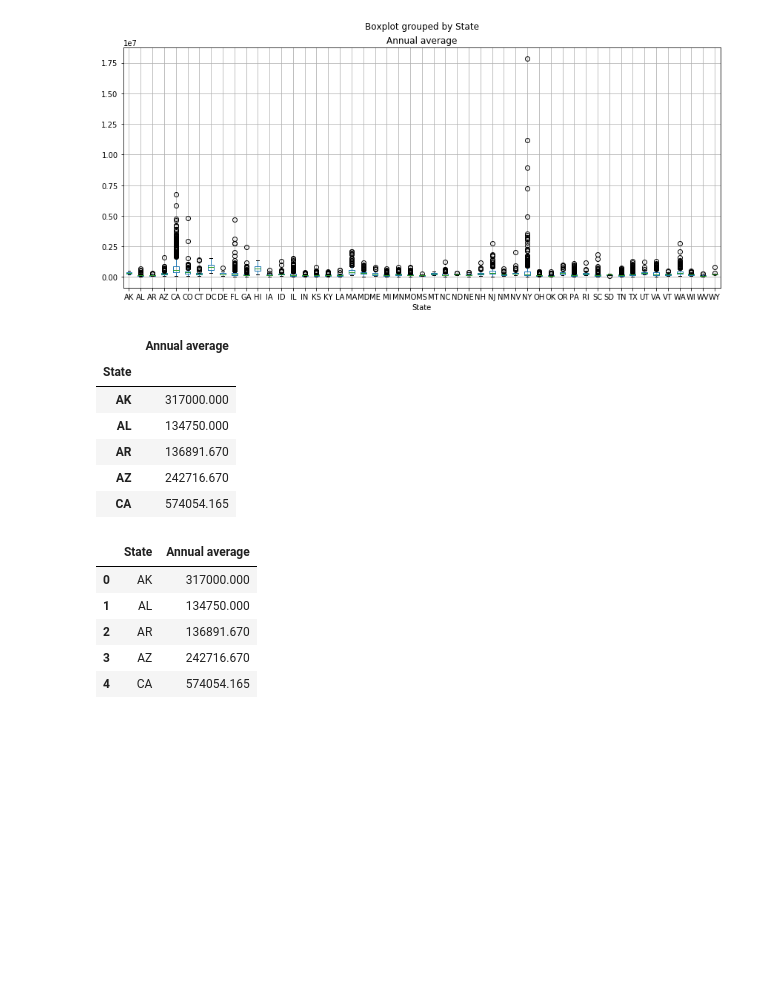
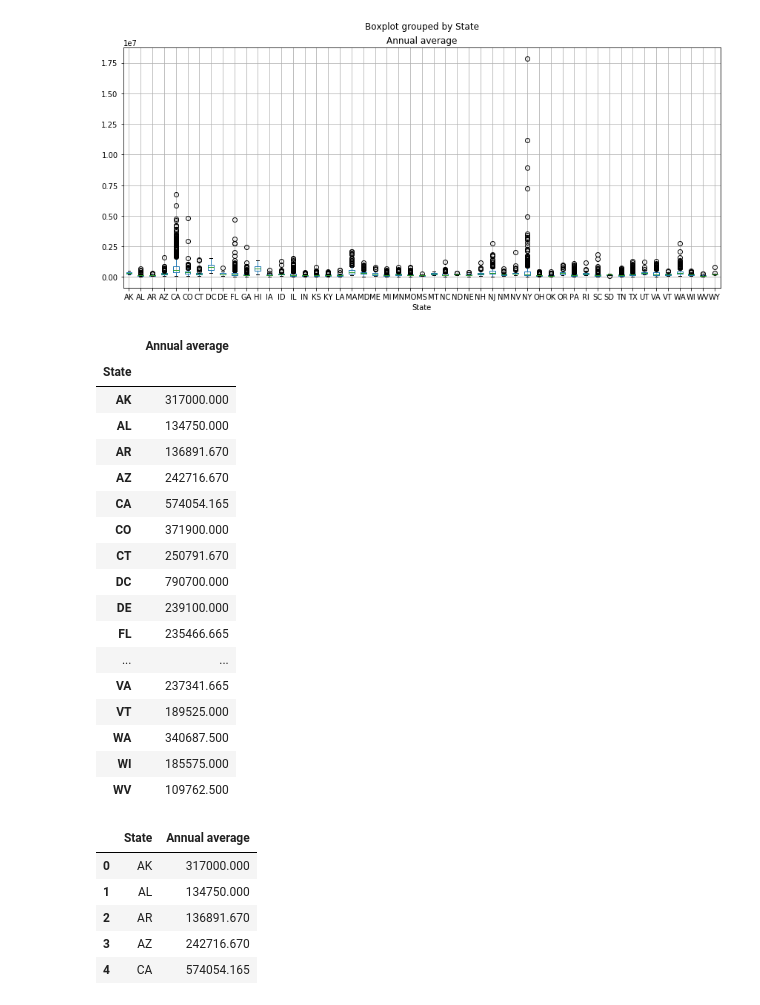
Before and after one commit to prakashbalasubramaniam/The_Incredible_Quad, a Jupyter notebook: Climate_analysis/climate_main_analysis.ipynb, the cells around one changed output. Cells and saved outputs as stored; diff of their text form; code cells hidden in the pictures; blank space fills up the shorter version.

```diff
--- a/Climate_analysis/climate_main_analysis.ipynb
+++ b/Climate_analysis/climate_main_analysis.ipynb
@@ -361,17 +361,28 @@ plt.savefig("Climate_images/annual_homeprice_spread_boxplot.png")
 # %%
 #groupby by State and calculate median for numeric columns
 homeprice_data_df_grpby_state = homeprice_data_df.groupby(['State']).median()
 
 #display dataframe all States
-homeprice_data_df_grpby_state.head()
+homeprice_data_df_grpby_state.head(50)
 # %% [output]
 |  | Annual average |
 | State |  |
 | AK | 317000.000 |
 | AL | 134750.000 |
 | AR | 136891.670 |
 | AZ | 242716.670 |
 | CA | 574054.165 |
+| CO | 371900.000 |
+| CT | 250791.670 |
+| DC | 790700.000 |
+| DE | 239100.000 |
+| FL | 235466.665 |
+| ... | ... |
+| VA | 237341.665 |
+| VT | 189525.000 |
+| WA | 340687.500 |
+| WI | 185575.000 |
+| WV | 109762.500 |
 # %%
 #reset index dataframe all States
 homeprice_data_df_grpby_state = homeprice_data_df_grpby_state.reset_index()
```
Also changed, not shown: parts of 2 cells of this notebook, 4 other files.
